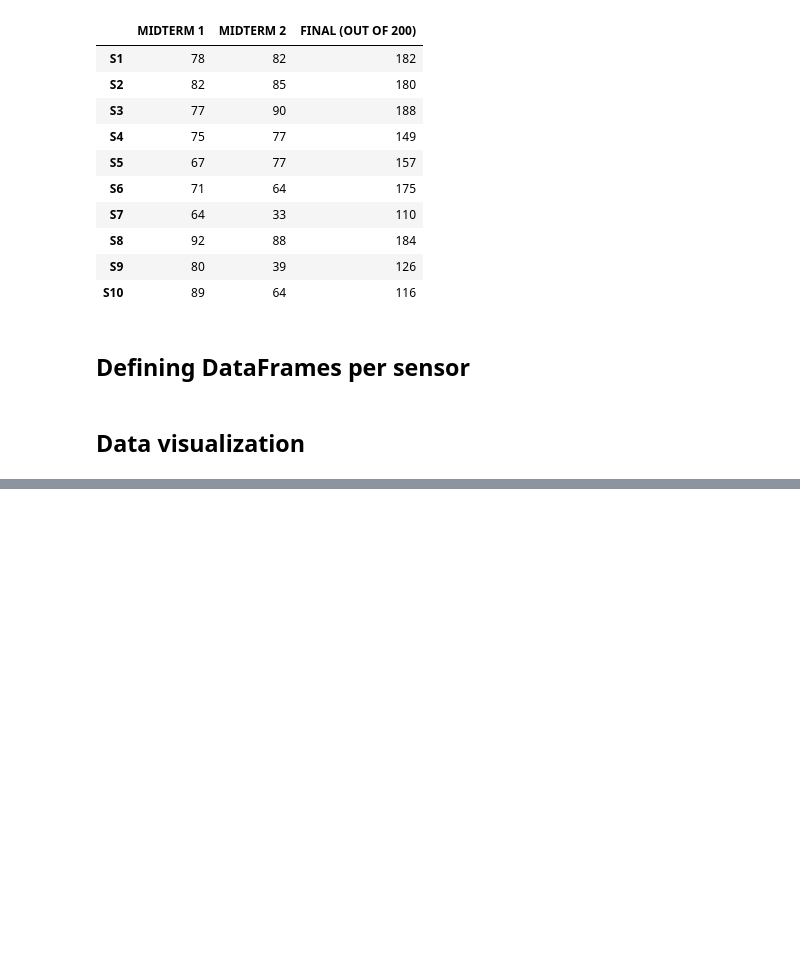
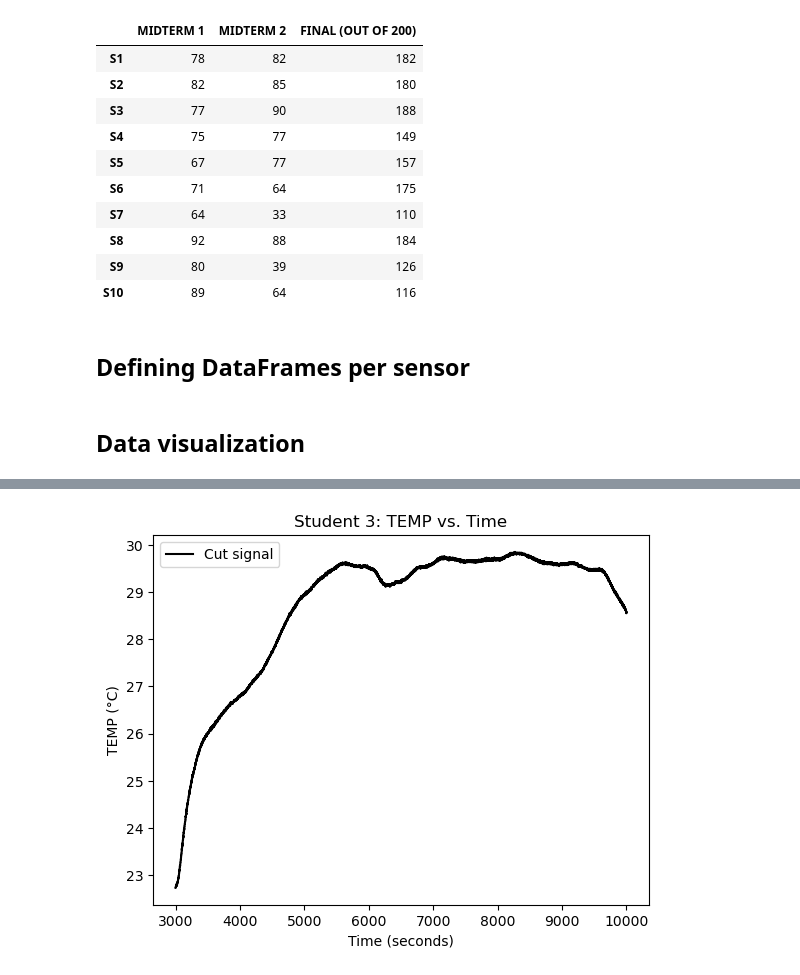
Before and after one commit to jsForeroBiomed/wearable-stress-exam-performance, a Jupyter notebook: Physiological-signals.ipynb, the cells around one changed output, grey strips where cells are left out. Drawn from its saved outputs; the diff is of its cells as text; code cells hidden in the pictures; blank space fills up the shorter version.

```diff
--- a/Physiological-signals.ipynb
+++ b/Physiological-signals.ipynb
@@ -227 +243,19 @@ plt.show()
+# %%
+inf_lim = int(np.where(t == 3000)[0])
+sup_lim = int(np.where(t == 10000)[0])
+
+cut_signal = original_signal[inf_lim:sup_lim]
+
+# Plotting original signal after cutting edges.
+fig, ax = plt.subplots(1, 1)
+ax.plot(t[inf_lim:sup_lim], cut_signal, 'k', label='Cut signal')
+ax.set_title(f'Student {student_code[-1]}: {physio_variable} vs. Time')
+# ax.set_ylim([-300, 300])
+ax.set_xlabel('Time (seconds)')
+ax.set_ylabel(f'{physio_variable} ({physio_units})')
+ax.legend()
+
+plt.show()
+# %% [output]
+[figure, added]
 # %%
```
Also changed, not shown: parts of 4 cells of this notebook.
